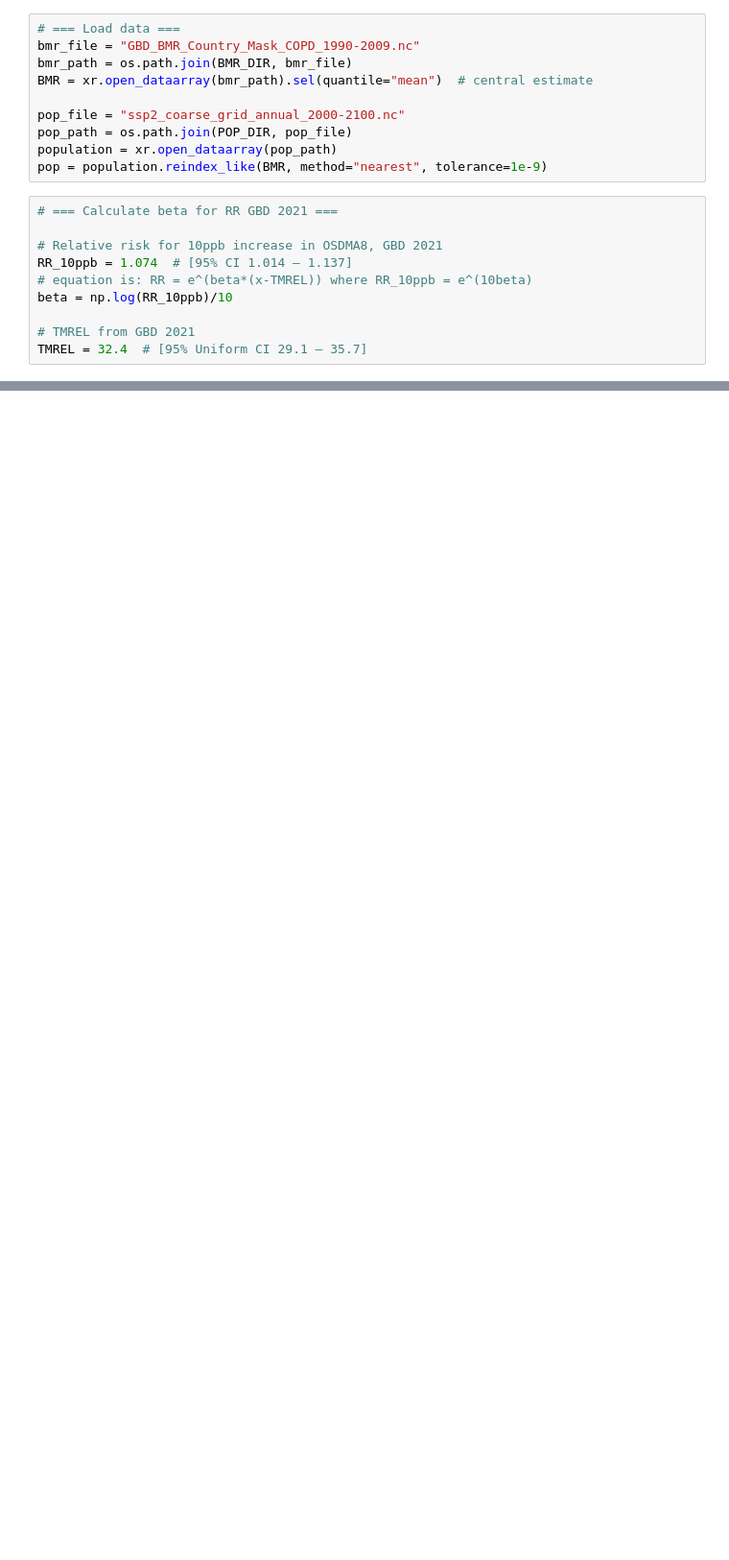
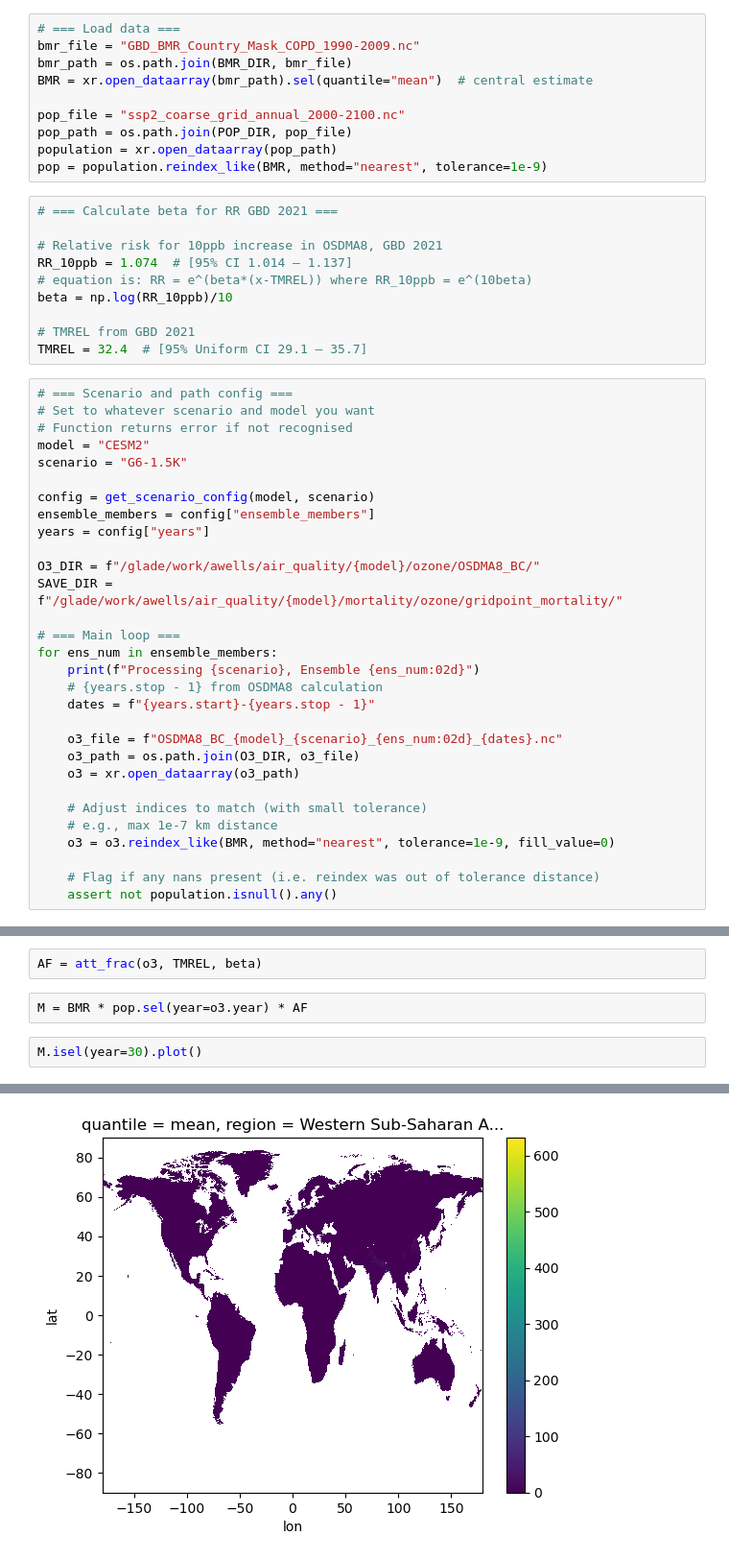
Before and after one commit to awells96/AQ_mortality_workflow, a Jupyter notebook: processing/mortality/ozone/1a__Calculate_mortality.ipynb, the cells around one changed output, grey strips where cells are left out. Shown at 96% size. Cells and saved outputs as stored; diff of their text form; blank space fills up the shorter version.

Commit message:
run mortality calculations

```diff
--- a/processing/mortality/ozone/1a__Calculate_mortality.ipynb
+++ b/processing/mortality/ozone/1a__Calculate_mortality.ipynb
@@ -32,3 +31,33 @@ beta = np.log(RR_10ppb)/10
 
 # TMREL from GBD 2021
 TMREL = 32.4  # [95% Uniform CI 29.1 – 35.7]
+# %%
+# === Scenario and path config ===
+# Set to whatever scenario and model you want
+# Function returns error if not recognised
+model = "CESM2"
+scenario = "G6-1.5K"
+
+config = get_scenario_config(model, scenario)
+ensemble_members = config["ensemble_members"]
+years = config["years"]
+
+O3_DIR = f"/glade/work/awells/air_quality/{model}/ozone/OSDMA8_BC/"
+SAVE_DIR = f"/glade/work/awells/air_quality/{model}/mortality/ozone/gridpoint_mortality/"
+
+# === Main loop ===
+for ens_num in ensemble_members:
+    print(f"Processing {scenario}, Ensemble {ens_num:02d}")
+    # {years.stop - 1} from OSDMA8 calculation
+    dates = f"{years.start}-{years.stop - 1}"
+
+    o3_file = f"OSDMA8_BC_{model}_{scenario}_{ens_num:02d}_{dates}.nc"
+    o3_path = os.path.join(O3_DIR, o3_file)
+    o3 = xr.open_dataarray(o3_path)
+
+    # Adjust indices to match (with small tolerance)
+    # e.g., max 1e-7 km distance
+    o3 = o3.reindex_like(BMR, method="nearest", tolerance=1e-9, fill_value=0)
+
+    # Flag if any nans present (i.e. reindex was out of tolerance distance)
+    assert not population.isnull().any()
@@ -34,0 +129,7 @@ TMREL = 32.4  # [95% Uniform CI 29.1 – 35.7]
+# %%
+AF = att_frac(o3, TMREL, beta)
+# %%
+M = BMR * pop.sel(year=o3.year) * AF
+# %%
+M.isel(year=30).plot()
+# %% [output]
@@ -35,3 +137,4 @@ TMREL = 32.4  # [95% Uniform CI 29.1 – 35.7]
+[figure, added]
 # %%
 # === Scenario and path config ===
 # Set to whatever scenario and model you want
```
Also changed, not shown: parts of 5 cells of this notebook, 8 other files.
